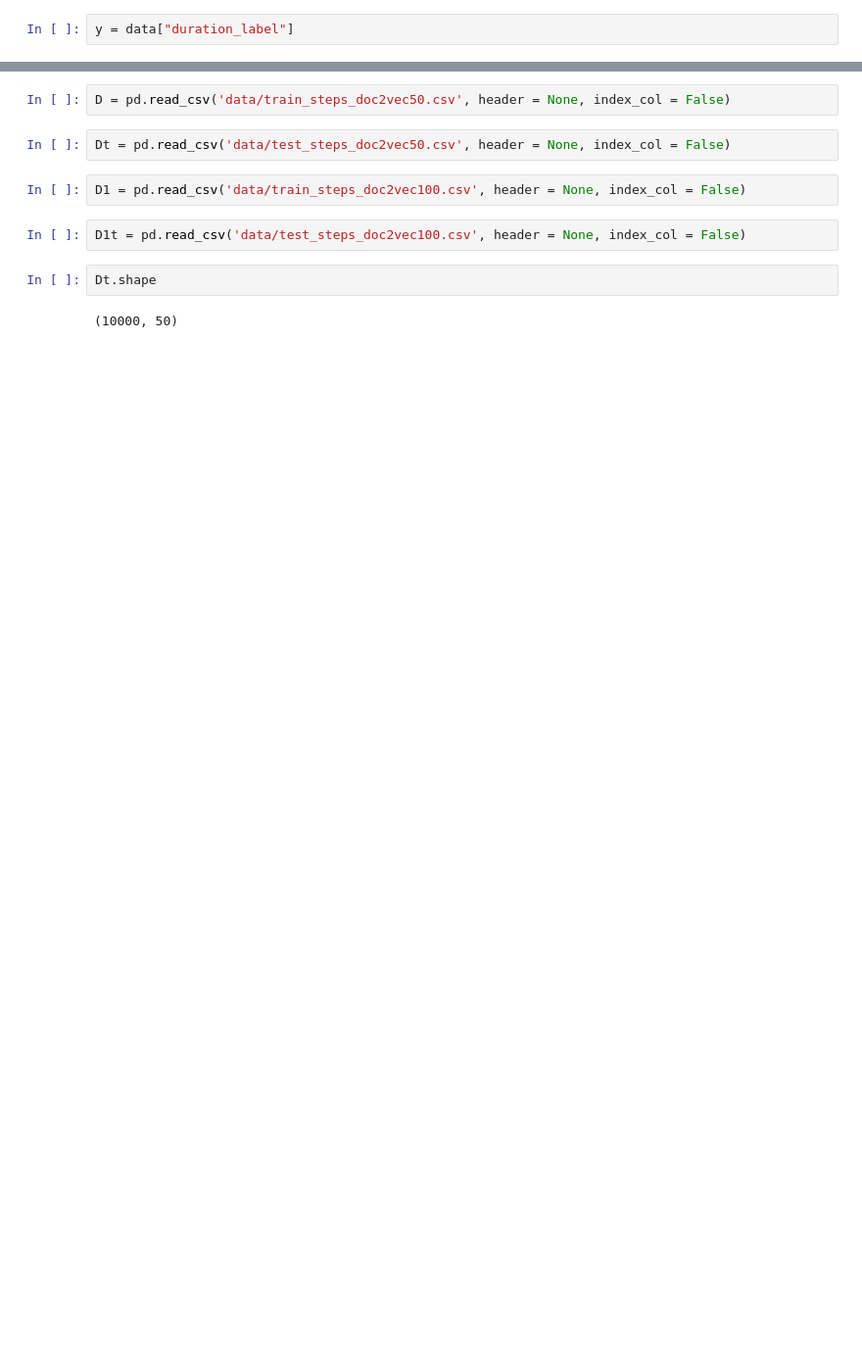
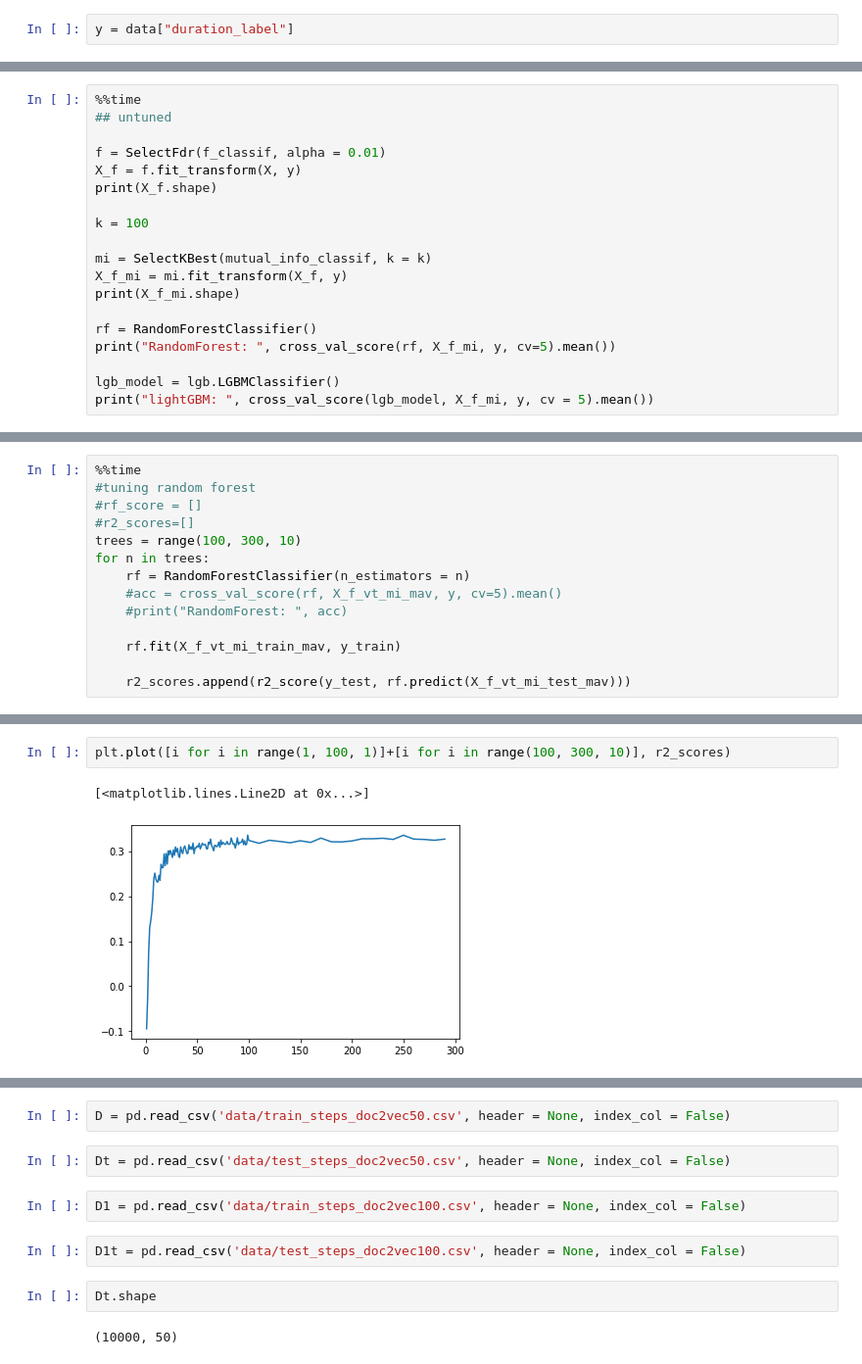
Before and after one commit to Machine-Learning-Project-Group/How-long-will-it-take-to-cook-this-, a Jupyter notebook: XDD.ipynb, the cells around one changed output, grey strips where cells are left out. Shown at 98% size. Cells and saved outputs as stored; diff of their text form; blank space fills up the shorter version.

```diff
--- a/XDD.ipynb
+++ b/XDD.ipynb
@@ -76,0 +91,19 @@ Name: duration_label, Length: 40000, dtype: float64
+# %%
+%%time
+## untuned
+
+f = SelectFdr(f_classif, alpha = 0.01)
+X_f = f.fit_transform(X, y)
+print(X_f.shape)
+
+k = 100
+
+mi = SelectKBest(mutual_info_classif, k = k)
+X_f_mi = mi.fit_transform(X_f, y)
+print(X_f_mi.shape)
+
+rf = RandomForestClassifier()
+print("RandomForest: ", cross_val_score(rf, X_f_mi, y, cv=5).mean())
+
+lgb_model = lgb.LGBMClassifier()
+print("lightGBM: ", cross_val_score(lgb_model, X_f_mi, y, cv = 5).mean())
@@ -76,0 +147,14 @@ Name: duration_label, Length: 40000, dtype: float64
+# %%
+%%time
+#tuning random forest
+#rf_score = []
+#r2_scores=[]
+trees = range(100, 300, 10)
+for n in trees:
+    rf = RandomForestClassifier(n_estimators = n)
+    #acc = cross_val_score(rf, X_f_vt_mi_mav, y, cv=5).mean()
+    #print("RandomForest: ", acc)
+
+    rf.fit(X_f_vt_mi_train_mav, y_train)
+
+    r2_scores.append(r2_score(y_test, rf.predict(X_f_vt_mi_test_mav)))
@@ -76,0 +183,5 @@ Name: duration_label, Length: 40000, dtype: float64
+# %%
+plt.plot([i for i in range(1, 100, 1)]+[i for i in range(100, 300, 10)], r2_scores)
+# %% [output]
+[<matplotlib.lines.Line2D at 0x...>]
+[figure, added]
```
Also changed, not shown: parts of 144 cells of this notebook, 2 other files.
